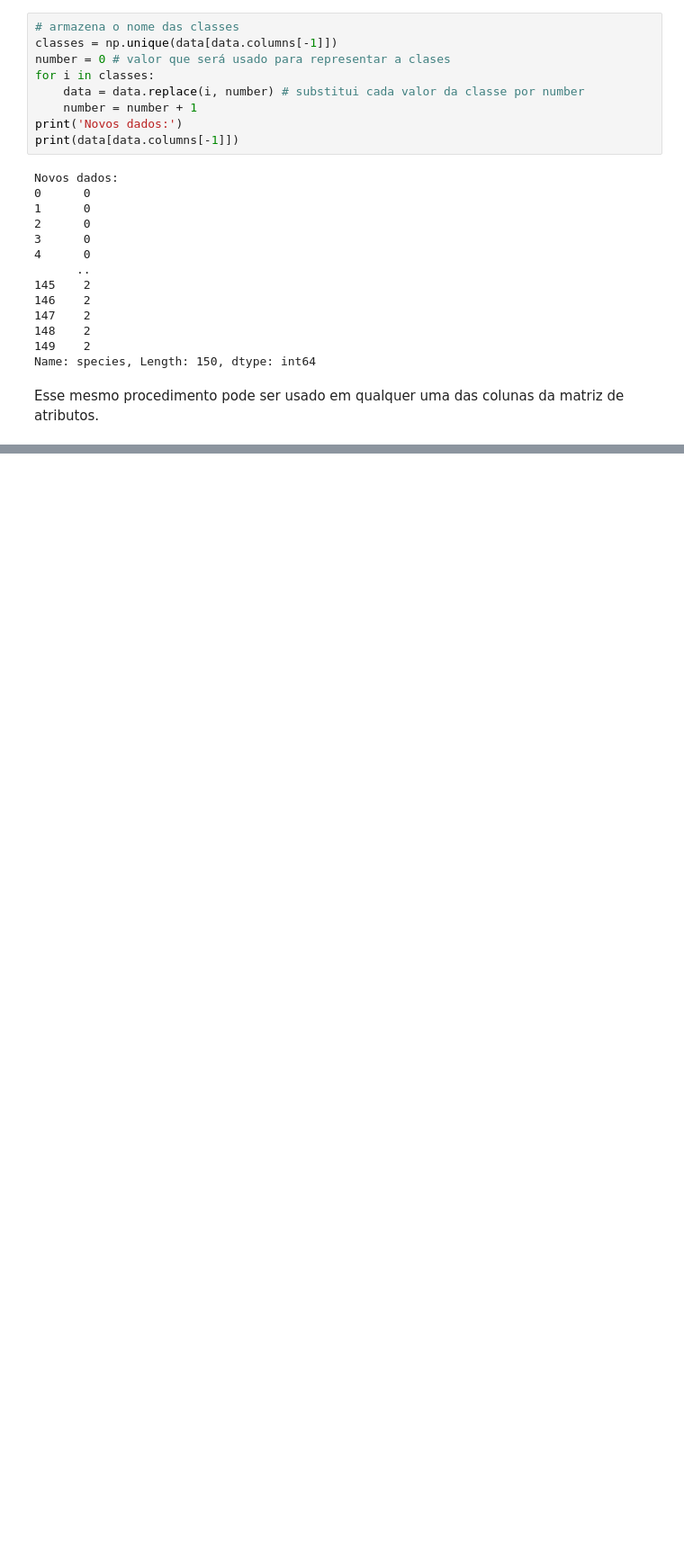
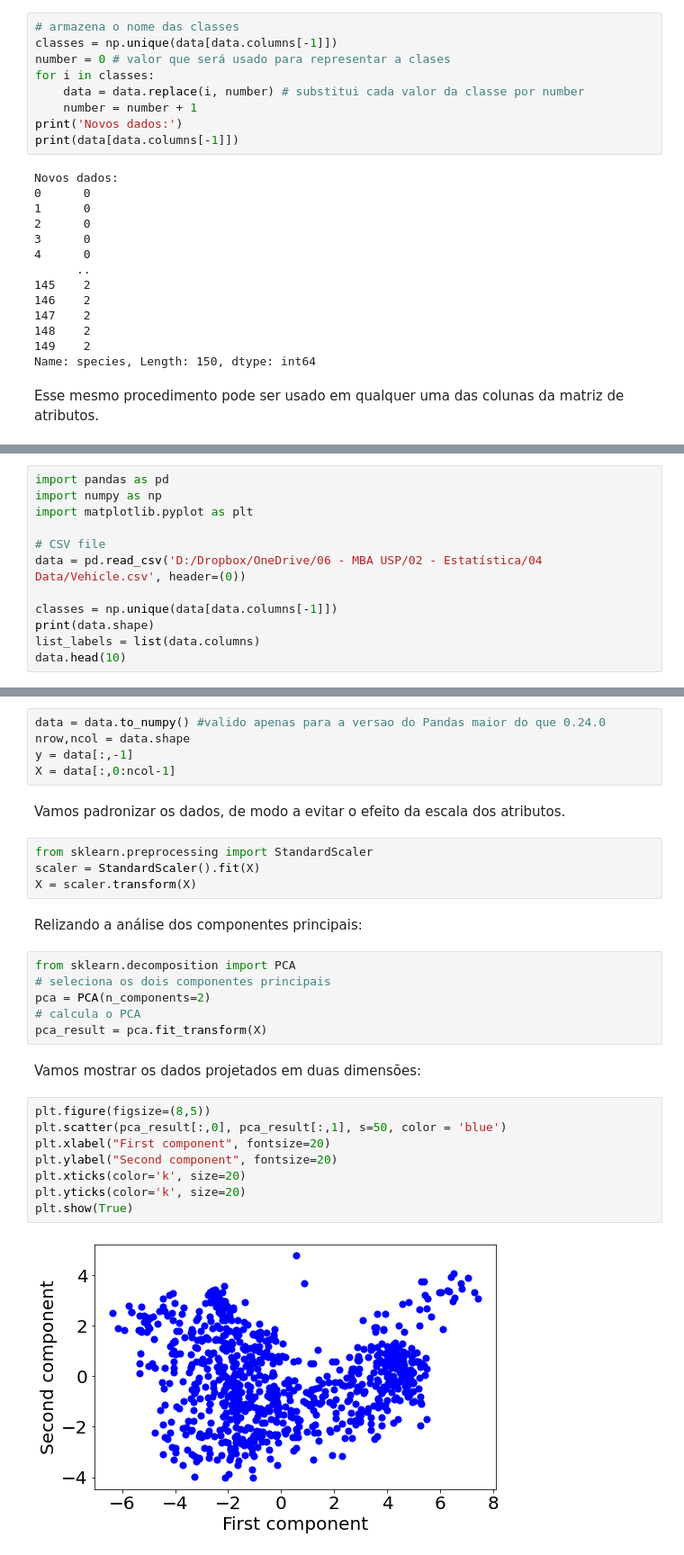
Before and after one commit to danielmf2/MBA-USP, a Jupyter notebook: Resumo - ICD.ipynb, the cells around one changed output, grey strips where cells are left out. Shown at 90% size. Saved outputs shown, nothing was run; the diff lists cells and outputs as text; blank space fills up the shorter version.

```diff
--- a/Resumo - ICD.ipynb
+++ b/Resumo - ICD.ipynb
@@ -1340,0 +1592,12 @@ Esse mesmo procedimento pode ser usado em qualquer uma das colunas da matriz de
+# %%
+import pandas as pd
+import numpy as np
+import matplotlib.pyplot as plt
+
+# CSV file
+data = pd.read_csv('D:/Dropbox/OneDrive/06 - MBA USP/02 - Estatística/04 Data/Vehicle.csv', header=(0))
+
+classes = np.unique(data[data.columns[-1]])
+print(data.shape)
+list_labels = list(data.columns)
+data.head(10)
@@ -1340,0 +1619,31 @@ Esse mesmo procedimento pode ser usado em qualquer uma das colunas da matriz de
+# %%
+data = data.to_numpy() #valido apenas para a versao do Pandas maior do que 0.24.0
+nrow,ncol = data.shape
+y = data[:,-1]
+X = data[:,0:ncol-1]
+# %% [markdown]
+Vamos padronizar os dados, de modo a evitar o efeito da escala dos atributos.
+# %%
+from sklearn.preprocessing import StandardScaler
+scaler = StandardScaler().fit(X)
+X = scaler.transform(X)
+# %% [markdown]
+Relizando a análise dos componentes principais:
+# %%
+from sklearn.decomposition import PCA
+# seleciona os dois componentes principais
+pca = PCA(n_components=2)
+# calcula o PCA
+pca_result = pca.fit_transform(X)
+# %% [markdown]
+Vamos mostrar os dados projetados em duas dimensões:
+# %%
+plt.figure(figsize=(8,5))
+plt.scatter(pca_result[:,0], pca_result[:,1], s=50, color = 'blue')
+plt.xlabel("First component", fontsize=20)
+plt.ylabel("Second component", fontsize=20)
+plt.xticks(color='k', size=20)
+plt.yticks(color='k', size=20)
+plt.show(True)
+# %% [output]
+[figure, added]
```
Also changed, not shown: parts of 40 cells of this notebook.
